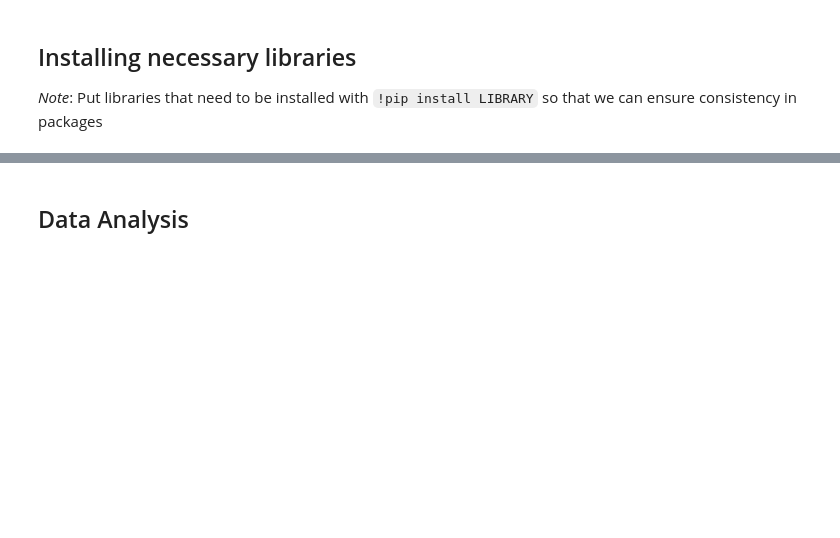
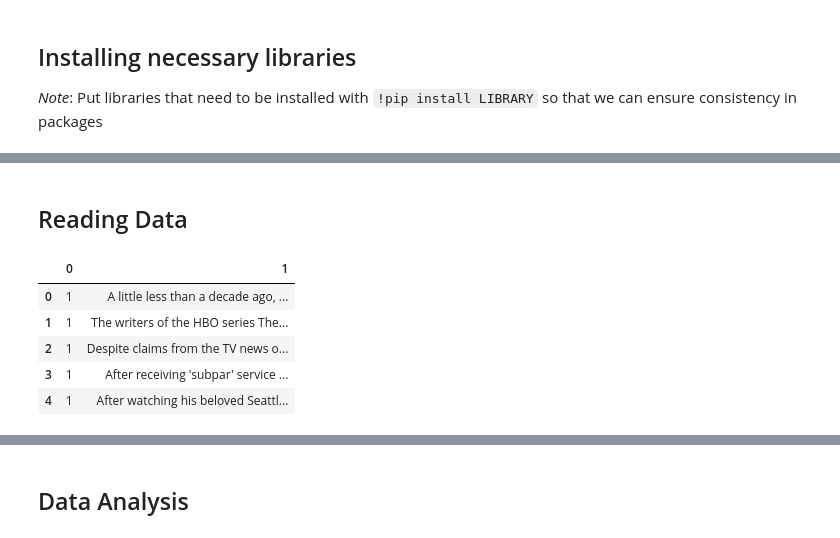
Before and after one commit to Droffilc13/CS4248-NLP_Project, a Jupyter notebook: Team18.ipynb, the cells around one changed output, grey strips where cells are left out. Drawn from its saved outputs; the diff is of its cells as text; code cells hidden in the pictures; blank space fills up the shorter version.

```diff
--- a/Team18.ipynb
+++ b/Team18.ipynb
@@ -28,0 +81,16 @@ Successfully installed joblib-1.3.2 numpy-1.26.4 scikit-learn-1.4.1.post1 scipy-
+# %% [markdown]
+## Reading Data
+# %%
+import pandas as pd
+
+DATA_FILEPATH = "raw_data/fulltrain.csv"
+
+df = pd.read_csv(DATA_FILEPATH, header=None)
+df.head()
+# %% [output]
+|  | 0 | 1 |
+| 0 | 1 | A little less than a decade ago, ... |
+| 1 | 1 | The writers of the HBO series The... |
+| 2 | 1 | Despite claims from the TV news o... |
+| 3 | 1 | After receiving 'subpar' service ... |
+| 4 | 1 | After watching his beloved Seattl... |
```
Also changed, not shown: parts of 13 cells of this notebook.
